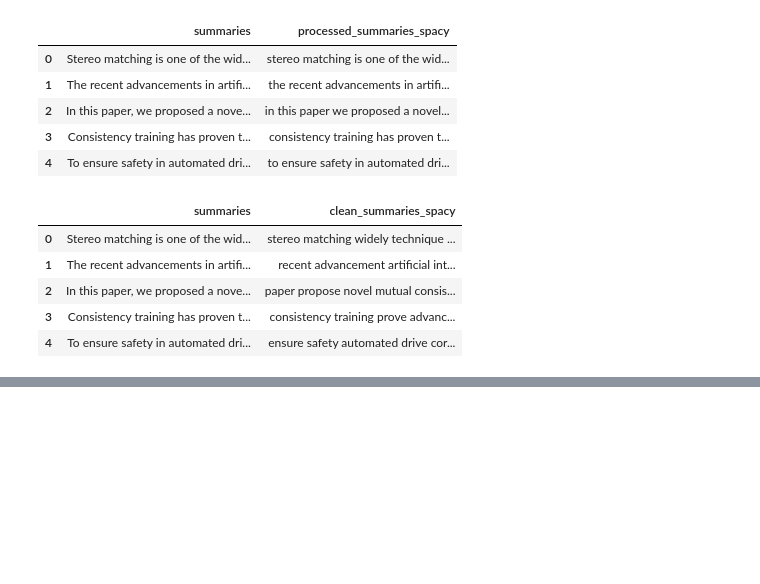
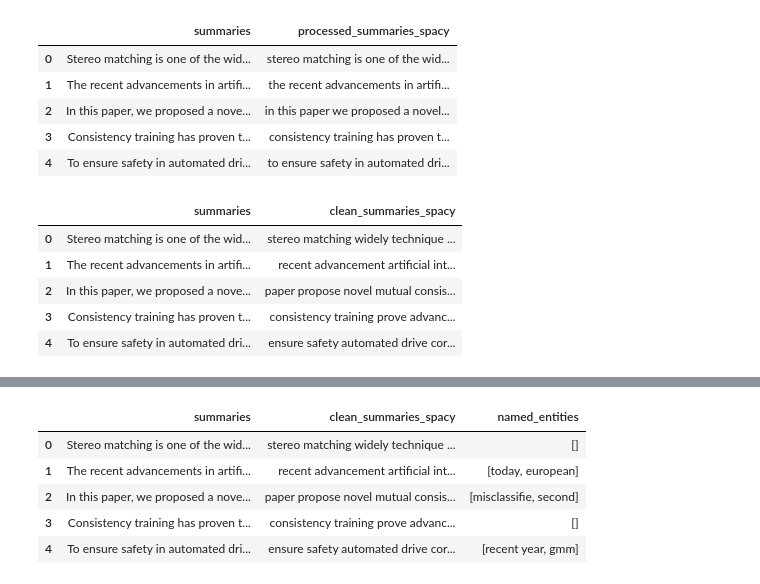
Before and after one commit to manoghnagobbilla24/NLP-, a Jupyter notebook: 4078_ass_5_3.ipynb, the cells around one changed output, grey strips where cells are left out. Saved outputs shown, nothing was run; the diff lists cells and outputs as text; code cells hidden in the pictures; blank space fills up the shorter version.

```diff
--- a/4078_ass_5_3.ipynb
+++ b/4078_ass_5_3.ipynb
@@ -275,0 +317,17 @@ display(df_spacy[['summaries', 'clean_summaries_spacy']].head())
+# %%
+def extract_named_entities(text):
+    doc = nlp(text)
+    # Extract named entities as strings
+    named_entities = [ent.text for ent in doc.ents]
+    return named_entities
+
+df_spacy['named_entities'] = df_spacy['clean_summaries_spacy'].apply(extract_named_entities)
+
+display(df_spacy[['summaries', 'clean_summaries_spacy', 'named_entities']].head())
+# %% [output]
+|  | summaries | clean_summaries_spacy | named_entities |
+| 0 | Stereo matching is one of the wid... | stereo matching widely technique ... | [] |
+| 1 | The recent advancements in artifi... | recent advancement artificial int... | [today, european] |
+| 2 | In this paper, we proposed a nove... | paper propose novel mutual consis... | [misclassifie, second] |
+| 3 | Consistency training has proven t... | consistency training prove advanc... | [] |
+| 4 | To ensure safety in automated dri... | ensure safety automated drive cor... | [recent year, gmm] |
```
Also changed, not shown: parts of 4 cells of this notebook.
